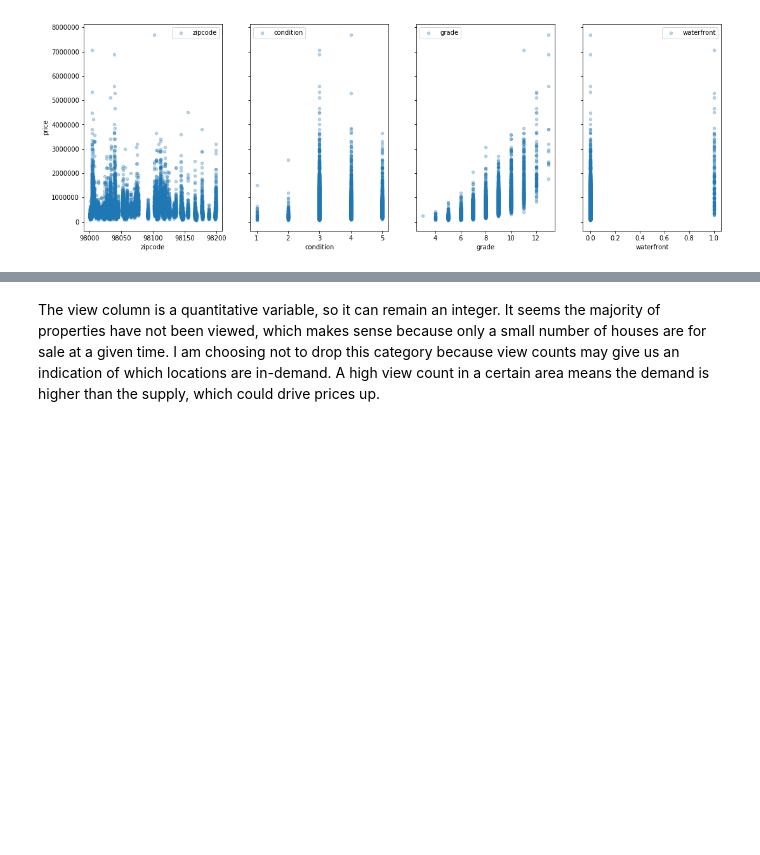
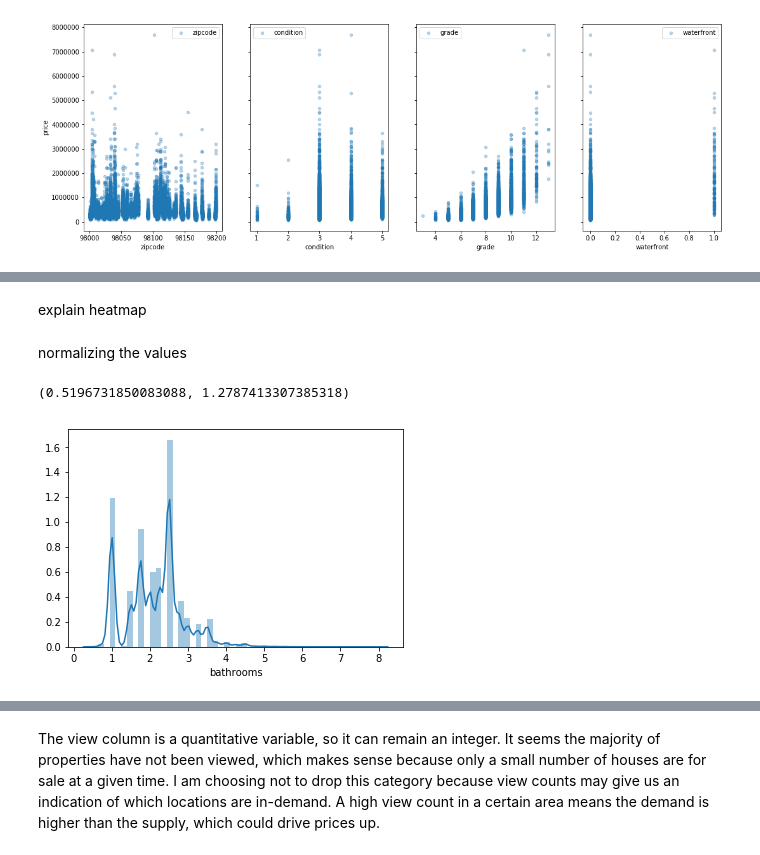
Before and after one commit to SarabiEventide/dsc-1-final-project-online-ds-sp-000, a Jupyter notebook: student.ipynb, the cells around one changed output, grey strips where cells are left out. Saved outputs shown, nothing was run; the diff lists cells and outputs as text; code cells hidden in the pictures; blank space fills up the shorter version.

```diff
--- a/student.ipynb
+++ b/student.ipynb
@@ -181,3 +188,5 @@ Here we see four distinct categorical variables. It is time to encode them.
+# %% [markdown]
+explain heatmap
 # %%
 lb_make = LabelEncoder() # call sklearns's encoder function
 condition_encoded = lb_make.fit_transform(df['condition'])
@@ -185,0 +194,8 @@ zipcode_encoded = lb_make.fit_transform(df['zipcode'])
+# %% [markdown]
+normalizing the values
+# %%
+sns.distplot(df['bathrooms'])
+skew(df['bathrooms']), kurtosis(df['bathrooms'])
+# %% [output]
+(0.5196731850083088, 1.2787413307385318)
+[figure, added]
```
Also changed, not shown: parts of 36 cells of this notebook, 2 other files.
